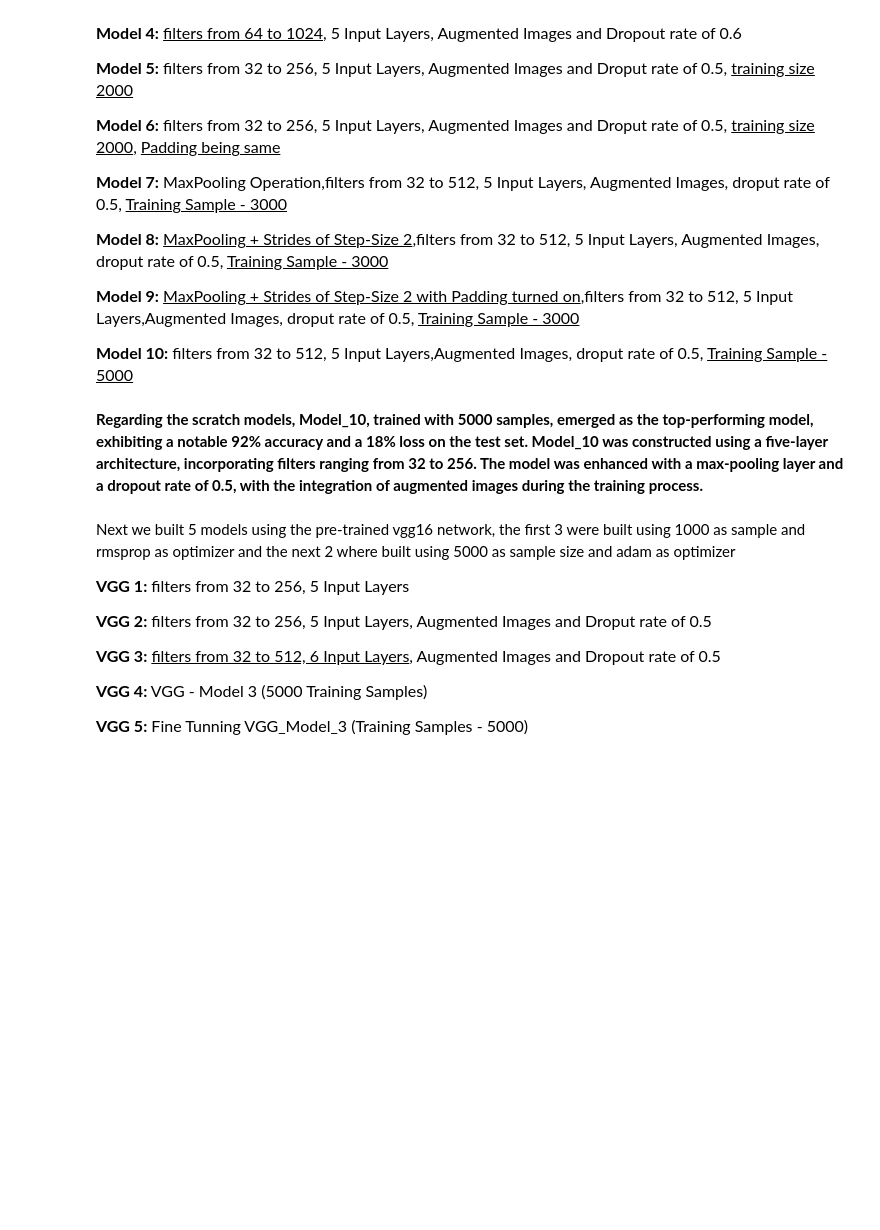
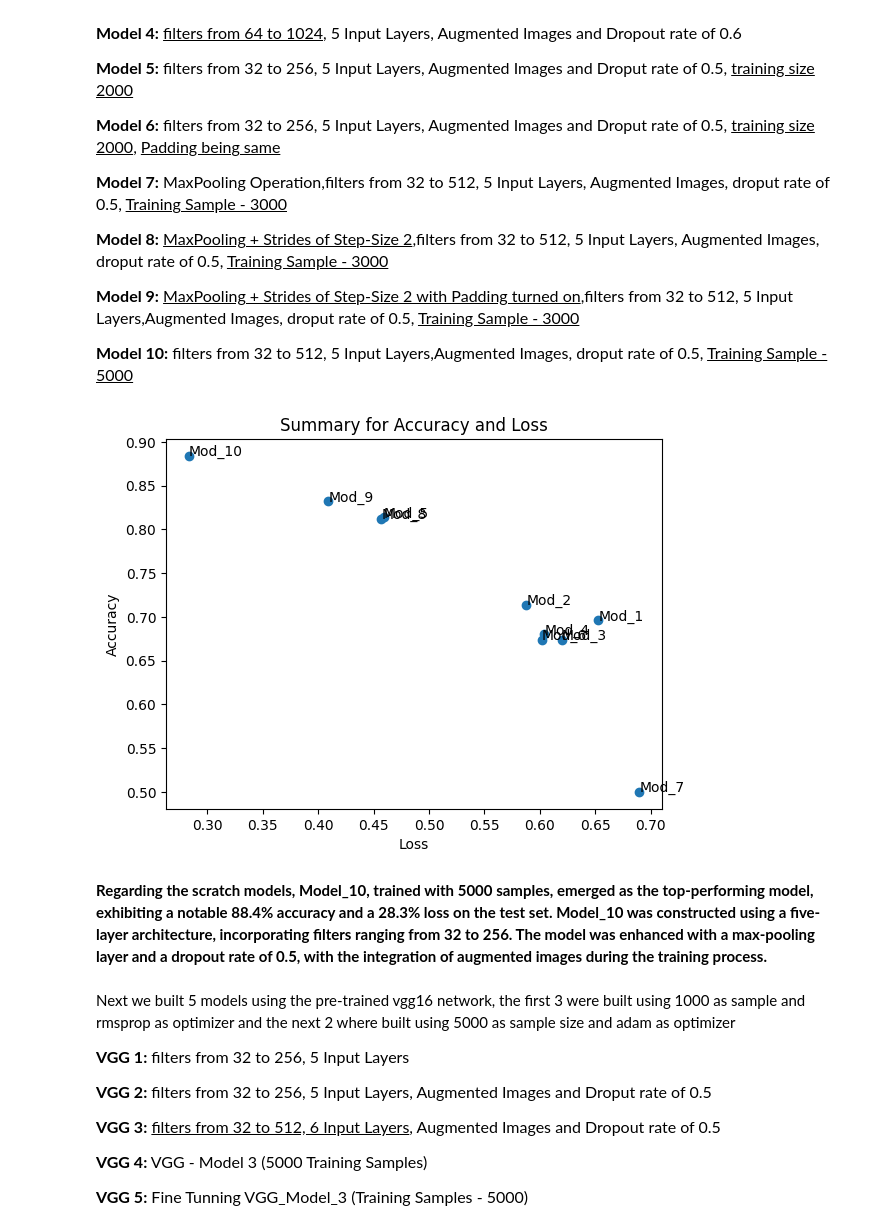
Before and after one commit to Nisha40108/ADVANCED-MACHINE-LEARNING-64061-, a Jupyter notebook: Assignment2CON.ipynb, the cells around one changed output. Cells and saved outputs as stored; diff of their text form; code cells hidden in the pictures; blank space fills up the shorter version.

```diff
--- a/Assignment2CON.ipynb
+++ b/Assignment2CON.ipynb
@@ -1597,32 +2154,34 @@ print(f"Accuracy: {FineTuned_VGG_Model_3_Results[1]:.3f}")
 <font size="3"><b>Model 10:</b> filters from 32 to 512, 5 Input Layers,Augmented Images, droput rate of 0.5, <u>Training Sample - 5000</u> </font>
 # %%
 # Scratch Models
-Model_1 = (0.645, 0.614)
-Model_2 = (0.601, 0.712)
-Model_3 = (0.609,0.692)
-Model_4 = (0.666, 0.652)
-Model_5 = (0.445,0.860)
-Model_6 = (0.608,0.650)
-Model_7 = (0.495,0.818)
-Model_8 = (0.425,0.856)
-Model_9 = (0.551,0.782)
-Model_10 = (0.182,0.920)
+Model_1 = (0.653, 0.696)
+Model_2 = (0.588, 0.714)
+Model_3 = (0.620,0.674)
+Model_4 = (0.604, 0.680)
+Model_5 = (0.459,0.814)
+Model_6 = (0.602,0.674)
+Model_7 = (0.69,0.500)
+Model_8 = (0.457,0.812)
+Model_9 = (0.409,0.832)
+Model_10 = (0.283,0.884)
 # %%
-Models_4 = (,"Mod_1","Mod_2","Mod_3","Mod_4","Mod_5","Mod_6","Mod_7","Mod_8","Mod_9","Mod_10")
+Models_4 = ("Mod_1","Mod_2","Mod_3","Mod_4","Mod_5","Mod_6","Mod_7","Mod_8","Mod_9","Mod_10")
 Loss_4 = (Model_1[0],Model_2[0],Model_3[0],Model_4[0],Model_5[0],Model_6[0],Model_7[0],Model_8[0],Model_9[0],Model_10[0])
 Accuracy_4 = (Model_1[1],Model_2[1],Model_3[1],Model_4[1],Model_5[1],Model_6[1],Model_7[1],Model_8[1],Model_9[1],Model_10[1])
 
 fig, ax = plt.subplots()
 ax.scatter(Loss_4,Accuracy_4)
 for i, txt in enumerate(Models_4):
     ax.annotate(txt, (Loss_4[i],Accuracy_4[i] ))
 plt.title("Summary for Accuracy and Loss")
 plt.ylabel("Accuracy")
 plt.xlabel("Loss")
 
 plt.show()
+# %% [output]
+[figure, added]
 # %% [markdown]
-<font size="4.5"><b>Regarding the scratch models, Model_10, trained with 5000 samples, emerged as the top-performing model, exhibiting a notable 92% accuracy and a 18% loss on the test set. Model_10 was constructed using a five-layer architecture, incorporating filters ranging from 32 to 256. The model was enhanced with a max-pooling layer and a dropout rate of 0.5, with the integration of augmented images during the training process.<b><font>
+<font size="4.5"><b>Regarding the scratch models, Model_10, trained with 5000 samples, emerged as the top-performing model, exhibiting a notable 88.4% accuracy and a 28.3% loss on the test set. Model_10 was constructed using a five-layer architecture, incorporating filters ranging from 32 to 256. The model was enhanced with a max-pooling layer and a dropout rate of 0.5, with the integration of augmented images during the training process.<b><font>
 # %% [markdown]
 <font size="4.5">Next we built 5 models using the pre-trained vgg16 network, the first 3 were built using 1000 as sample and rmsprop as optimizer and the next 2 where built using 5000 as sample size and adam as optimizer<font>
 
```
Also changed, not shown: parts of 101 cells of this notebook.
